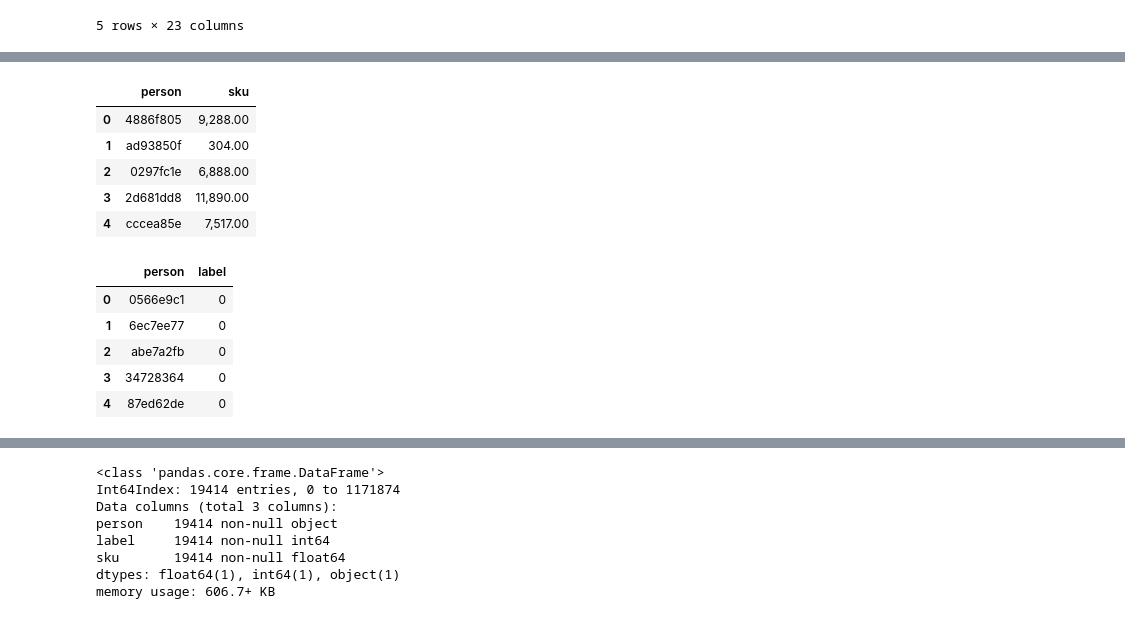
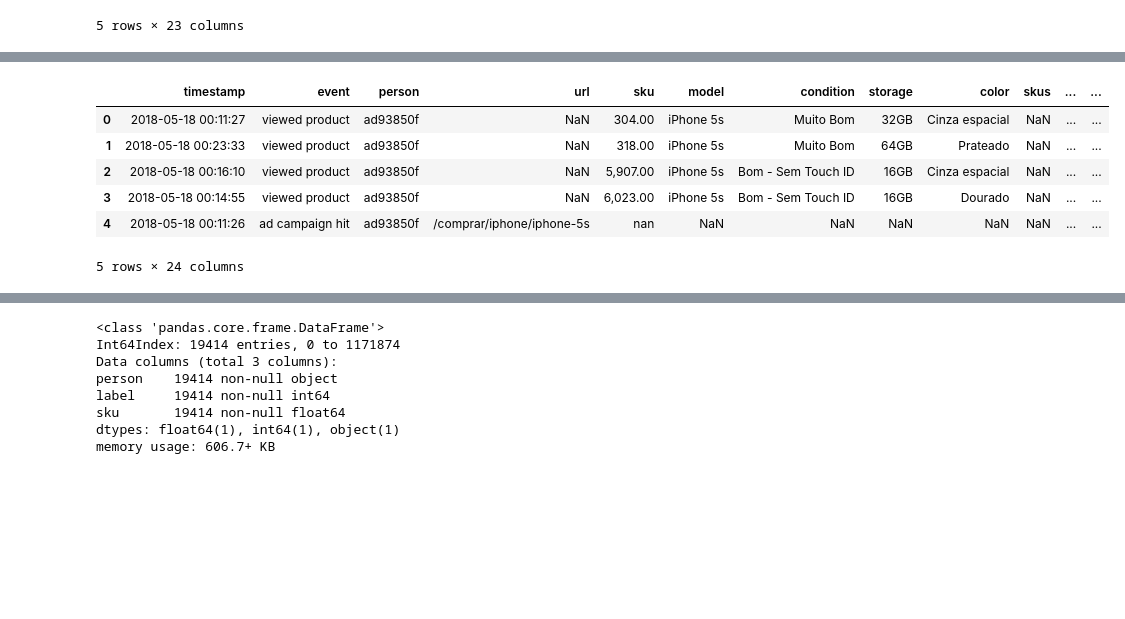
Before and after one commit to villanicr/tp2-datos, a Jupyter notebook: tp2datos.ipynb, the cells around one changed output, grey strips where cells are left out. Drawn from its saved outputs; the diff is of its cells as text; code cells hidden in the pictures; blank space fills up the shorter version.

```diff
--- a/tp2datos.ipynb
+++ b/tp2datos.ipynb
@@ -46,20 +57,12 @@ event.head(5)
 # %%
-#feature engine trucho
-eventos=event[['person','sku']].fillna(0);
-eventos.head()
+ #feature engine trucho
+events_training = event.merge(label_train,on='person',how='inner')
+events_training.head()
 # %% [output]
-|  | person | sku |
-| 0 | 4886f805 | 9,288.00 |
-| 1 | ad93850f | 304.00 |
-| 2 | 0297fc1e | 6,888.00 |
-| 3 | 2d681dd8 | 11,890.00 |
-| 4 | cccea85e | 7,517.00 |
+|  | timestamp | event | person | url | sku | model | condition | storage | color | skus | ... | ... |
+| 0 | 2018-05-18 00:11:27 | viewed product | ad93850f | NaN | 304.00 | iPhone 5s | Muito Bom | 32GB | Cinza espacial | NaN | ... | ... |
+| 1 | 2018-05-18 00:23:33 | viewed product | ad93850f | NaN | 318.00 | iPhone 5s | Muito Bom | 64GB | Prateado | NaN | ... | ... |
+| 2 | 2018-05-18 00:16:10 | viewed product | ad93850f | NaN | 5,907.00 | iPhone 5s | Bom - Sem Touch ID | 16GB | Cinza espacial | NaN | ... | ... |
+| 3 | 2018-05-18 00:14:55 | viewed product | ad93850f | NaN | 6,023.00 | iPhone 5s | Bom - Sem Touch ID | 16GB | Dourado | NaN | ... | ... |
+| 4 | 2018-05-18 00:11:26 | ad campaign hit | ad93850f | /comprar/iphone/iphone-5s | nan | NaN | NaN | NaN | NaN | NaN | ... | ... |
+5 rows × 24 columns
-# %%
-label_train.head(5)
-# %% [output]
-|  | person | label |
-| 0 | 0566e9c1 | 0 |
-| 1 | 6ec7ee77 | 0 |
-| 2 | abe7a2fb | 0 |
-| 3 | 34728364 | 0 |
-| 4 | 87ed62de | 0 |
```
Also changed, not shown: parts of 44 cells of this notebook.
